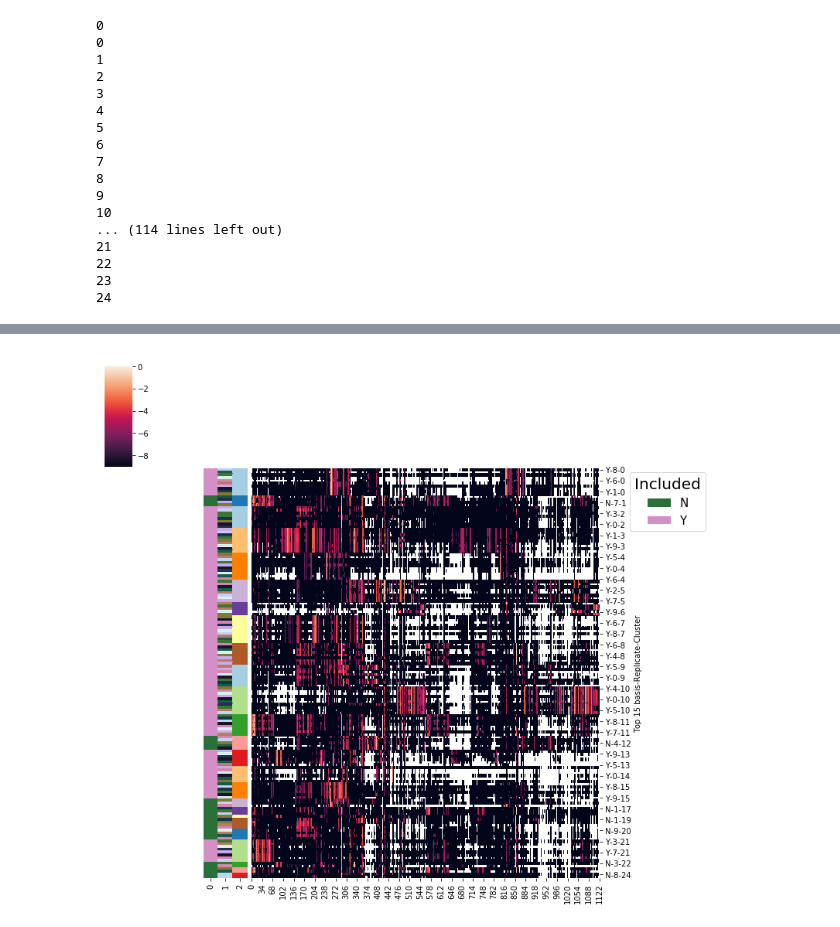
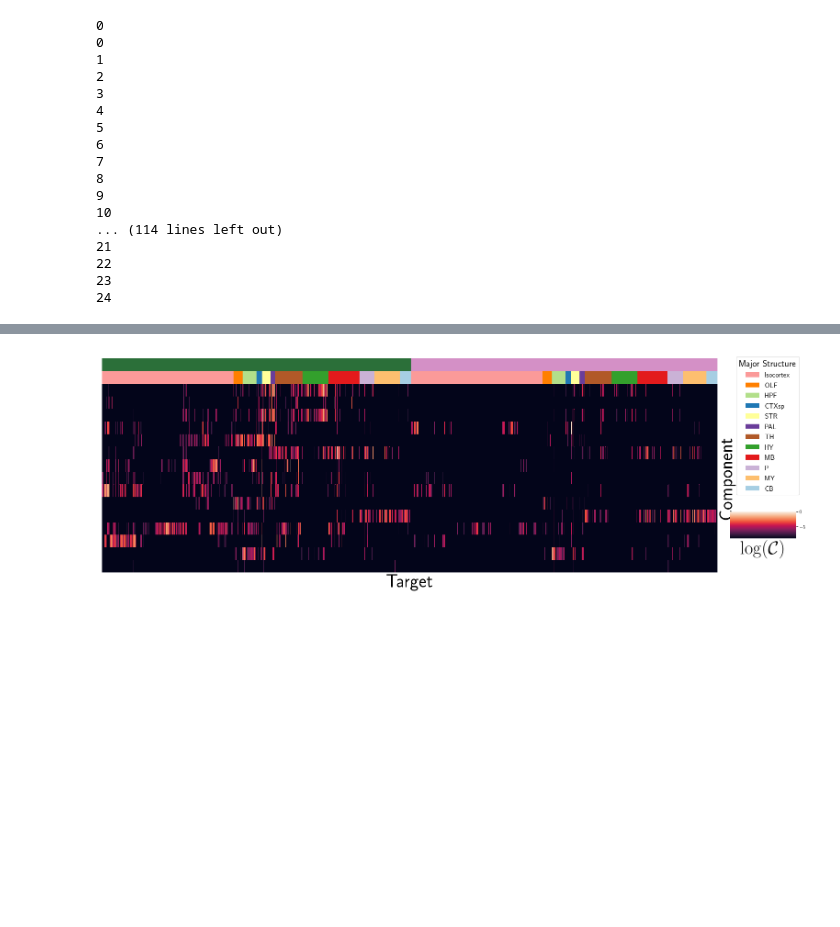
Before and after one commit to AllenInstitute/mouse_connectivity_models, a Jupyter notebook: analyses/paper/figures/MatrixFactor_v3_060321.ipynb, the cells around one changed output, grey strips where cells are left out. Cells and saved outputs as stored; diff of their text form; code cells hidden in the pictures; blank space fills up the shorter version.

```diff
--- a/analyses/paper/figures/MatrixFactor_v3_060321.ipynb
+++ b/analyses/paper/figures/MatrixFactor_v3_060321.ipynb
@@ -474,11 +463,65 @@ g.savefig('/Users/samsonkoelle/alleninstitute/sambranch/mouse_connectivity_model
+# %%
+archetypes = np.zeros((15,wt_conn.shape[1]))
+for c in range(15):
+    archetypes[c] = np.median(combined[np.where(kmeans.labels_ == topclusts[c])], axis = 0)
+
+toplot = np.log(archetypes)
+toplot[np.where(toplot< -9)] = -9
+toplot = pd.DataFrame(toplot, columns = wt_conn.columns)
+# %%
+g= sns.clustermap(toplot,
+                  vmin = -9,
+                  figsize = (20,8),
+                  vmax=  0,
+                  col_cluster=False,
+                  row_cluster=False,
+                  col_colors=combined_colors_targ, cbar_pos = [.96,0.3,.1,.1],colors_ratio=0.06,dendrogram_ratio=0.001)
+g.ax_heatmap.set_xticks([])
+g.ax_heatmap.set_ylabel('Component', fontsize = 40)
+g.ax_heatmap.set_xlabel('Target', fontsize = 40)
+g.ax_heatmap.set_yticks([])
+g.ax_col_colors.set_yticks([])
+g.ax_cbar.set_xlabel('$\log(\mathcal C)$', rotation=0, fontsize = 40)
+# g.ax_col_colors.set_yticks([])
+# g.ax_row_colors.set_xticks([])
+# g.ax_heatmap.set_xticks([])
+# g.ax_heatmap.set_yticks([])
+# g.ax_heatmap.set_yticklabels([])
+# g.ax_heatmap.set_xticklabels([])
+# g.ax_heatmap.set_xlabel('Targets (n = 1123)', fontsize = 30)
+# g.ax_heatmap.set_ylabel('Sources (n = 564)', fontsize = 30)
+ax = gcf().add_axes((0.55,1.,0.,0.))
+ax.xaxis.set_visible(False)
+ax.yaxis.set_visible(False)
+for label in np.asarray(major_structures)[reo]:
+    ax.bar(0, 0, color=color_str[label], label=label, linewidth=0.)
+l4 = ax.legend(title='Major Structure', ncol=1, bbox_to_anchor=(1.07, 1.), bbox_transform=gcf().transFigure, fontsize = 15,title_fontsize=20)
+
+#g.ax_heatmap.set_xticklabels(wt_conn.columns, fontsize = 10)
+#g.ax_col_colors.set_xlabel('Summary Structure Targets (n = 621)', fontsize = 40)
+# ax = gcf().add_axes((0.6,1.,0.,0.))
+# ax.xaxis.set_visible(False)
+# for label in np.asarray(major_structures)[reo]:
+#     ax.bar(0, 0, color=ccol_dict[label], label=label, linewidth=0.)
+# l4 = ax.legend(title='Major Structure', ncol=1, bbox_to_anchor=(1.14, .8), bbox_transform=gcf().transFigure, fontsize = 25,title_fontsize=40)
+# g.ax_heatmap.tick_params(axis='y', labelsize=40)
+# g.ax_cbar.set_xlabel(r"$\log (\mathcal C)$", rotation=0, fontsize = 40)
+# g.ax_cbar.set_position([1.0,0.4,.1,.1])
+# g.ax_col_colors.text(100.,.8, 'Ipsilateral', fontsize = 50, color  = 'fuchsia')
+# g.ax_col_colors.text(400.,.8, 'Contralateral', fontsize = 50, color  = 'purple')
+# g.ax_col_colors.axvline(311, color = 'fuchsia', linewidth  = 5)
+# g.ax_col_colors.arrow(311,.5,-30,0, color = 'fuchsia', linewidth  = 5,head_width=.5, head_length=10)
+# g.ax_col_colors.arrow(314,.5,30,0, color = 'purple', linewidth  = 5,head_width=.5, head_length=10)
+# g.ax_col_colors.axvline(314, color = 'purple', linewidth  = 5)
+#g.savefig('/Users/samsonkoelle/alleninstitute/sambranch/mouse_connectivity_models/paper/figures/H_wt', pad_inches = 0)
+# %% [output]
+[figure, added]
 # %%
-g = sns.clustermap(toplot , vmin = -9, vmax= 0, row_cluster=False, col_cluster=False, row_colors=combined_colors)
+# g = sns.clustermap(toplot , vmin = -9, vmax= 0, row_cluster=False, col_cluster=False, row_colors=combined_colors)
 
-ax = gcf().add_axes((0.55,1.,0.,0.))
-ax.xaxis.set_visible(False)
-ax.yaxis.set_visible(False)
-for label in np.unique(sel_labels):
-    ax.bar(0, 0, color=sel_colors[label], label=label, linewidth=0.)
-l4 = ax.legend(title='Included', ncol=1, bbox_to_anchor=(1.11, .8), bbox_transform=gcf().transFigure, fontsize = 15,title_fontsize=20)
+# ax = gcf().add_axes((0.55,1.,0.,0.))
+# ax.xaxis.set_visible(False)
+# ax.yaxis.set_visible(False)
+# for label in np.unique(sel_labels):
+#     ax.bar(0, 0, color=sel_colors[label], label=label, linewidth=0.)
+# l4 = ax.legend(title='Included', ncol=1, bbox_to_anchor=(1.11, .8), bbox_transform=gcf().transFigure, fontsize = 15,title_fontsize=20)
-# %% [output]
-[figure, removed]
```
Also changed, not shown: parts of 11 cells of this notebook, 15 other files.
